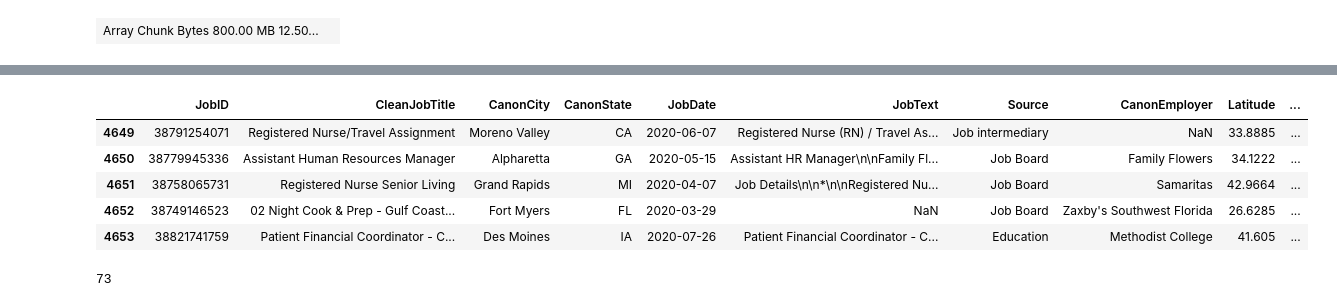
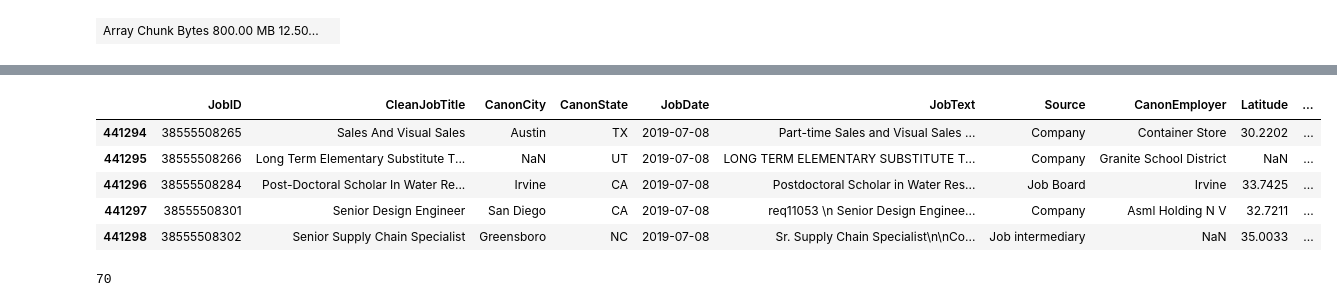
Before and after one commit to ramonprz01/bg-insead-project, a Jupyter notebook: unsupervised_ml/01_dask_clean.ipynb, the cells around one changed output, grey strips where cells are left out. Drawn from its saved outputs; the diff is of its cells as text; code cells hidden in the pictures.

```diff
--- a/unsupervised_ml/01_dask_clean.ipynb
+++ b/unsupervised_ml/01_dask_clean.ipynb
@@ -48,0 +54,3 @@ del x
+# %%
+path_in = '/Volumes/LaCie SSD/bgdata/data_19/test/'
+path_in
@@ -76,15 +86,15 @@ dtypes={'JobID': np.str, 'CleanJobTitle': np.str, 'JobDomain': np.str,
         'ConsolidatedDegreeLevels': np.str, 'MaxDegreeLevel': np.str, 'MinDegreeLevel': np.str,
                        }
 # %%
-ddf = dd.read_csv('/Volumes/LaCie SSD/bgdata/random_data/samp_20_19/r*.csv',
+ddf = dd.read_csv(os.path.join(path_in, 'da*.csv'),
                  engine='python',
                  dtype=dtypes,
-                 sample=2_500_000,
+#                  sample=250_000_000,
 #                  encoding='latin-1',
 #                  encoding='utf-8',
                  assume_missing=True,
                  error_bad_lines=False,
-#                  blocksize=None,
+                 blocksize=None,
                  usecols=best_list,
 #                  parse_dates=['JobDate']
                 )
@@ -102,5 +111,5 @@ Dask Name: from-delayed, 219 tasks
 # %%
 %%time
 
-# ddf = ddf.repartition(npartitions=70)
+ddf00 = ddf.repartition(npartitions=70)
 # %% [output]
@@ -122,5 +131,5 @@ Wall time: 1.49 s
 # %%
 %%time
 
-ddf.tail()
+ddf00.tail()
 # %% [output]
@@ -129,10 +138,10 @@ Wall time: 423 ms
 |  | JobID | CleanJobTitle | CanonCity | CanonState | JobDate | JobText | Source | CanonEmployer | Latitude | ... |
-| 4649 | 38791254071 | Registered Nurse/Travel Assignment | Moreno Valley | CA | 2020-06-07 | Registered Nurse (RN) / Travel As... | Job intermediary | NaN | 33.8885 | ... |
-| 4650 | 38779945336 | Assistant Human Resources Manager | Alpharetta | GA | 2020-05-15 | Assistant HR Manager\n\nFamily Fl... | Job Board | Family Flowers | 34.1222 | ... |
-| 4651 | 38758065731 | Registered Nurse Senior Living | Grand Rapids | MI | 2020-04-07 | Job Details\n\n*\n\nRegistered Nu... | Job Board | Samaritas | 42.9664 | ... |
-| 4652 | 38749146523 | 02 Night Cook & Prep - Gulf Coast... | Fort Myers | FL | 2020-03-29 | NaN | Job Board | Zaxby's Southwest Florida | 26.6285 | ... |
-| 4653 | 38821741759 | Patient Financial Coordinator - C... | Des Moines | IA | 2020-07-26 | Patient Financial Coordinator - C... | Education | Methodist College | 41.605 | ... |
+| 441294 | 38555508265 | Sales And Visual Sales | Austin | TX | 2019-07-08 | Part-time Sales and Visual Sales ... | Company | Container Store | 30.2202 | ... |
+| 441295 | 38555508266 | Long Term Elementary Substitute T... | NaN | UT | 2019-07-08 | LONG TERM ELEMENTARY SUBSTITUTE T... | Company | Granite School District | NaN | ... |
+| 441296 | 38555508284 | Post-Doctoral Scholar In Water Re... | Irvine | CA | 2019-07-08 | Postdoctoral Scholar in Water Res... | Job Board | Irvine | 33.7425 | ... |
+| 441297 | 38555508301 | Senior Design Engineer | San Diego | CA | 2019-07-08 | req11053 \n Senior Design Enginee... | Company | Asml Holding N V | 32.7211 | ... |
+| 441298 | 38555508302 | Senior Supply Chain Specialist | Greensboro | NC | 2019-07-08 | Sr. Supply Chain Specialist\n\nCo... | Job intermediary | NaN | 35.0033 | ... |
 # %%
-ddf.npartitions
+ddf00.npartitions
 # %% [output]
-73
+70
```
Also changed, not shown: parts of 61 cells of this notebook.
